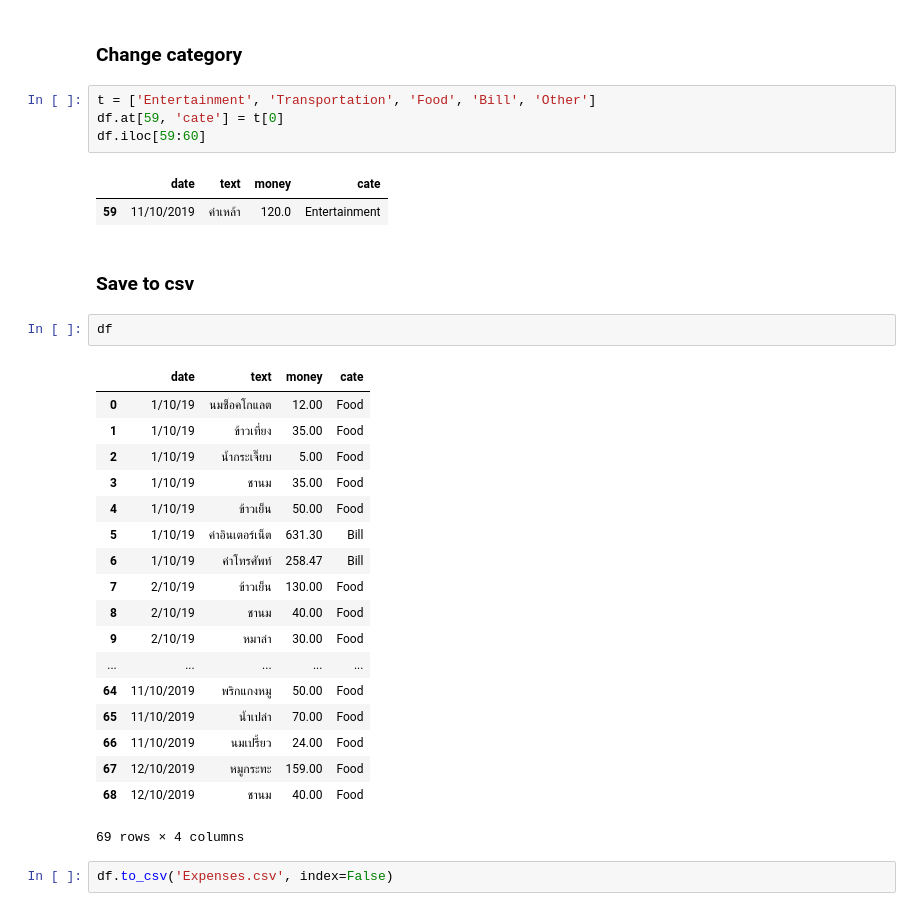
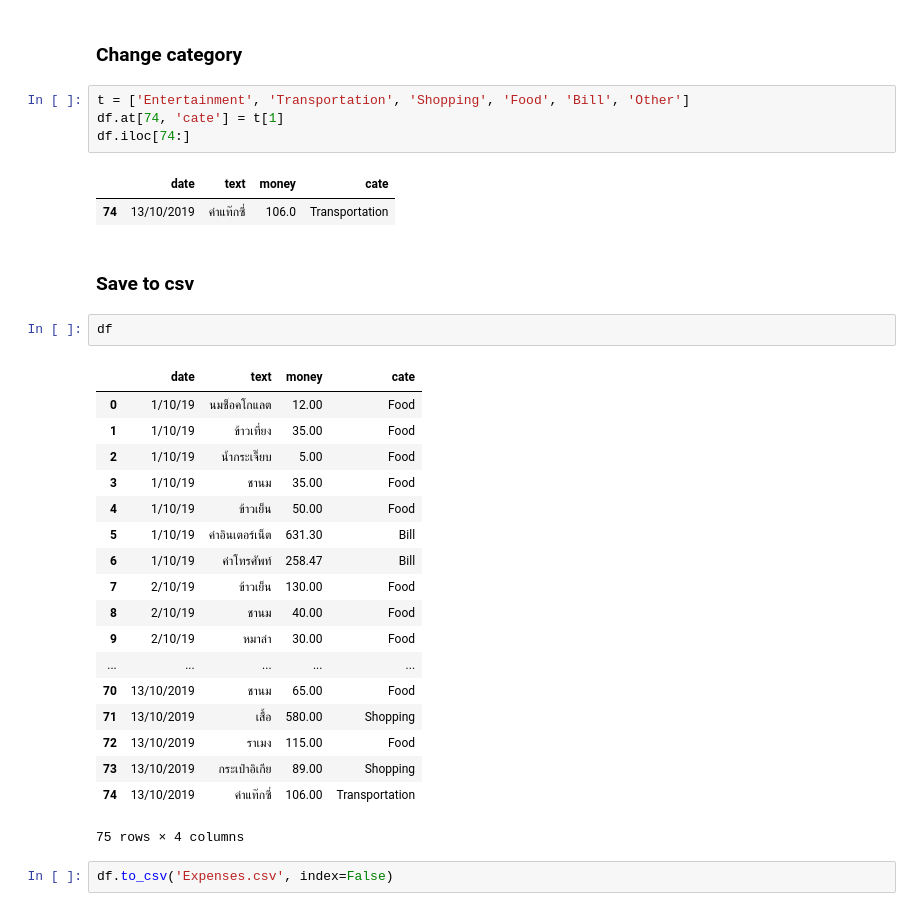
Before and after one commit to jakkritsonsanit/ChatBotExpenses, a Jupyter notebook: CollectData.ipynb, the cells around one changed output. Cells and saved outputs as stored; diff of their text form.

```diff
--- a/CollectData.ipynb
+++ b/CollectData.ipynb
@@ -114,12 +111,12 @@ df
 # %% [markdown]
 ### Change category
 # %%
-t = ['Entertainment', 'Transportation', 'Food', 'Bill', 'Other']
-df.at[59, 'cate'] = t[0]
-df.iloc[59:60]
+t = ['Entertainment', 'Transportation', 'Shopping', 'Food', 'Bill', 'Other']
+df.at[74, 'cate'] = t[1]
+df.iloc[74:]
 # %% [output]
 |  | date | text | money | cate |
-| 59 | 11/10/2019 | ค่าเหล้า | 120.0 | Entertainment |
+| 74 | 13/10/2019 | ค่าแท๊กซี่ | 106.0 | Transportation |
 # %% [markdown]
 ### Save to csv
 # %%
@@ -137,12 +134,12 @@ df
 | 8 | 2/10/19 | ชานม | 40.00 | Food |
 | 9 | 2/10/19 | หมาล่า | 30.00 | Food |
 | ... | ... | ... | ... | ... |
-| 64 | 11/10/2019 | พริกแกงหมู | 50.00 | Food |
-| 65 | 11/10/2019 | น้ำเปล่า | 70.00 | Food |
-| 66 | 11/10/2019 | นมเปรี้ยว | 24.00 | Food |
-| 67 | 12/10/2019 | หมูกระทะ | 159.00 | Food |
-| 68 | 12/10/2019 | ชานม | 40.00 | Food |
+| 70 | 13/10/2019 | ชานม | 65.00 | Food |
+| 71 | 13/10/2019 | เสื้อ | 580.00 | Shopping |
+| 72 | 13/10/2019 | ราเมง | 115.00 | Food |
+| 73 | 13/10/2019 | กระเป๋าอิเกีย | 89.00 | Shopping |
+| 74 | 13/10/2019 | ค่าแท๊กซี่ | 106.00 | Transportation |
-69 rows × 4 columns
+75 rows × 4 columns
 # %%
 df.to_csv('Expenses.csv', index=False)
 # %% [markdown]
```
Also changed, not shown: parts of 5 cells of this notebook, 2 other files.
